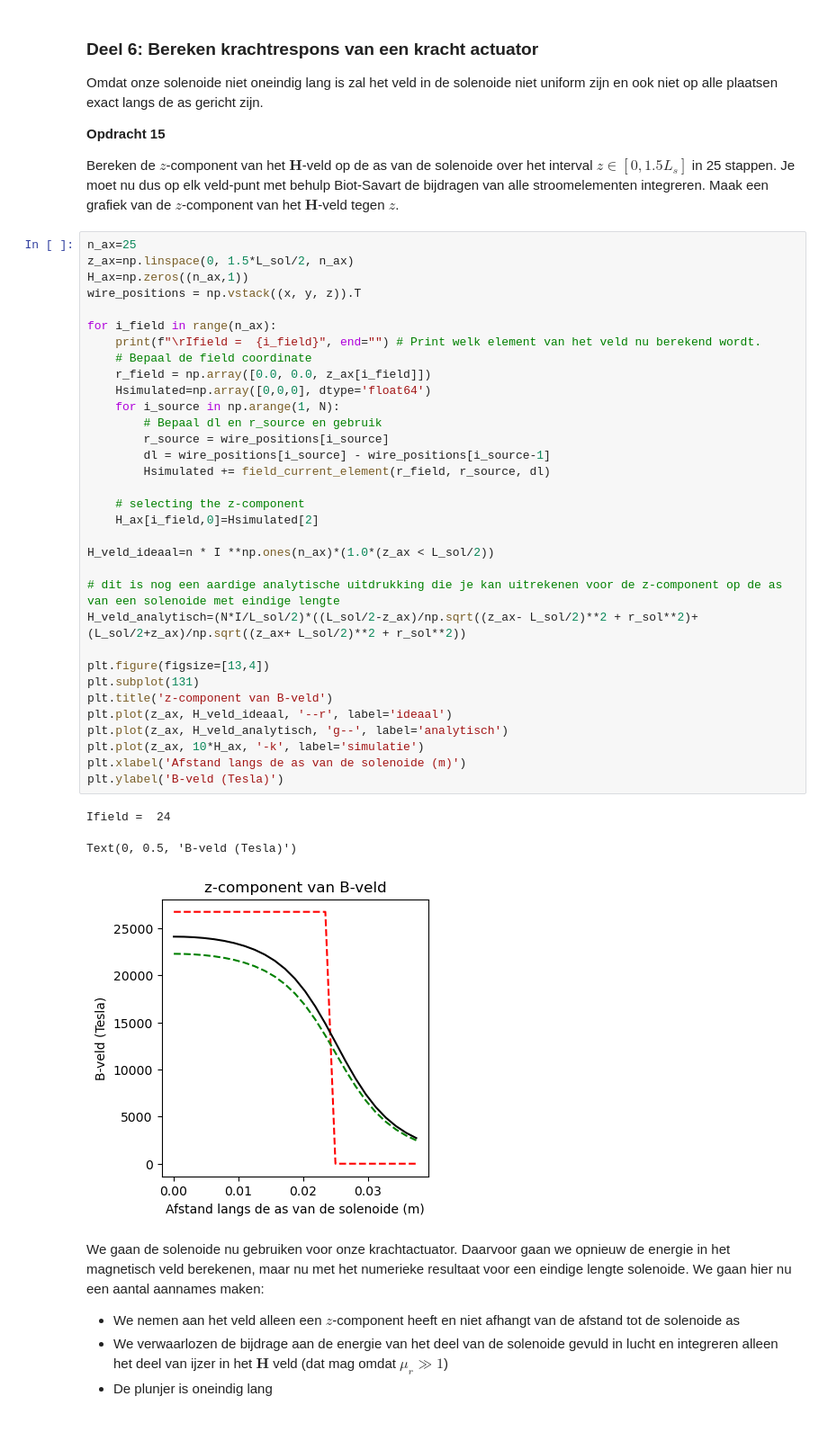
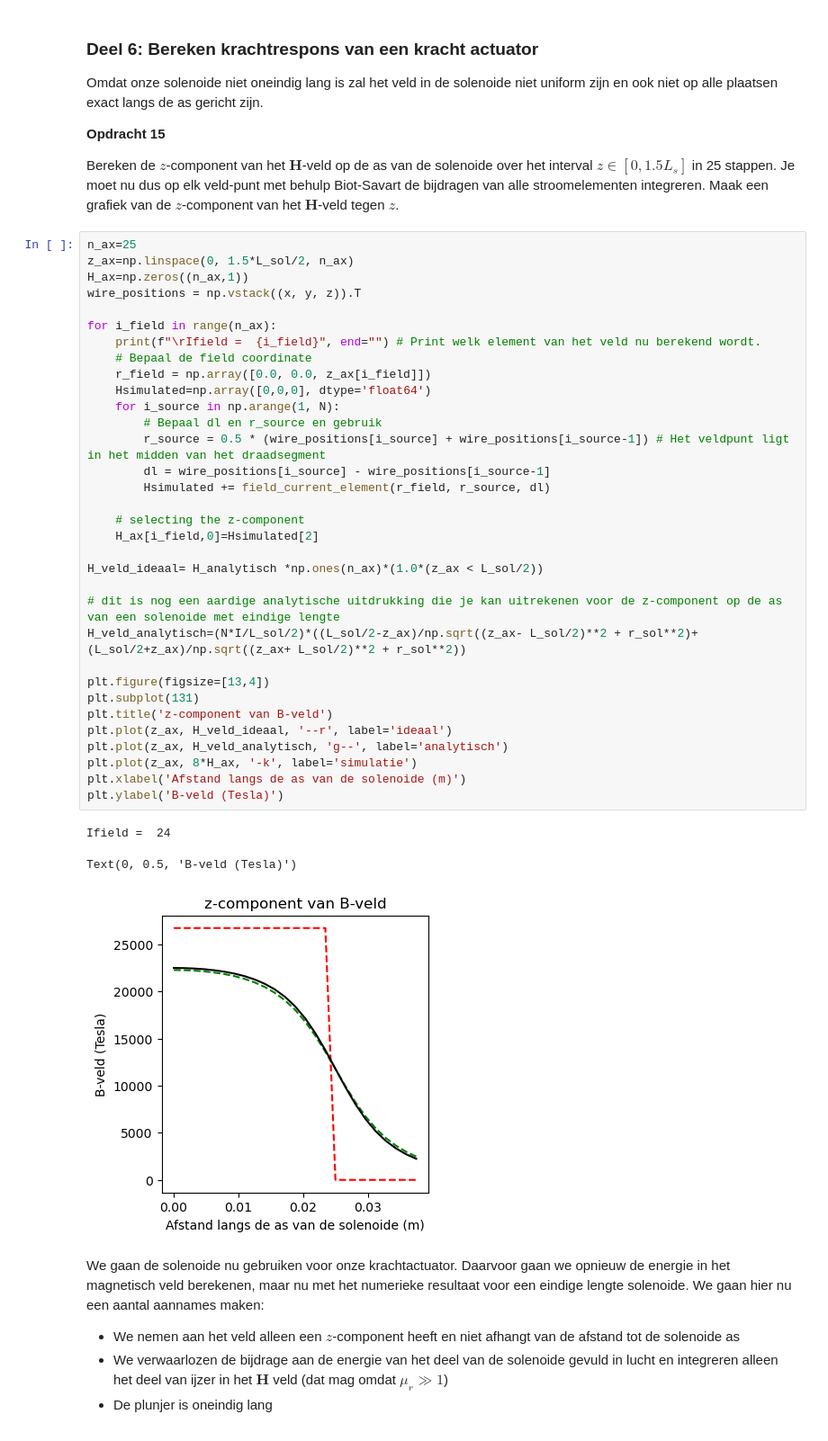
Before and after one commit to beanmachine123/opdrachten-DEF-D, a Jupyter notebook: 2KrachtactuatorOpdracht/2KrachtactuatorOpdracht/KrachtactuatorOpdracht.ipynb, the cells around one changed output. Shown at 90% size. Cells and saved outputs as stored; diff of their text form.

```diff
--- a/2KrachtactuatorOpdracht/2KrachtactuatorOpdracht/KrachtactuatorOpdracht.ipynb
+++ b/2KrachtactuatorOpdracht/2KrachtactuatorOpdracht/KrachtactuatorOpdracht.ipynb
@@ -540,37 +540,37 @@ z_ax=np.linspace(0, 1.5*L_sol/2, n_ax)
 H_ax=np.zeros((n_ax,1))
 wire_positions = np.vstack((x, y, z)).T
 
 for i_field in range(n_ax):
     print(f"\rIfield =  {i_field}", end="") # Print welk element van het veld nu berekend wordt.
     # Bepaal de field coordinate
     r_field = np.array([0.0, 0.0, z_ax[i_field]])
     Hsimulated=np.array([0,0,0], dtype='float64')
     for i_source in np.arange(1, N):
         # Bepaal dl en r_source en gebruik
-        r_source = wire_positions[i_source]
+        r_source = 0.5 * (wire_positions[i_source] + wire_positions[i_source-1]) # Het veldpunt ligt in het midden van het draadsegment
         dl = wire_positions[i_source] - wire_positions[i_source-1]
         Hsimulated += field_current_element(r_field, r_source, dl)
 
     # selecting the z-component
     H_ax[i_field,0]=Hsimulated[2]
 
-H_veld_ideaal=n * I **np.ones(n_ax)*(1.0*(z_ax < L_sol/2))
+H_veld_ideaal= H_analytisch *np.ones(n_ax)*(1.0*(z_ax < L_sol/2))
 
 # dit is nog een aardige analytische uitdrukking die je kan uitrekenen voor de z-component op de as van een solenoide met eindige lengte
 H_veld_analytisch=(N*I/L_sol/2)*((L_sol/2-z_ax)/np.sqrt((z_ax- L_sol/2)**2 + r_sol**2)+(L_sol/2+z_ax)/np.sqrt((z_ax+ L_sol/2)**2 + r_sol**2))
 
 plt.figure(figsize=[13,4])
 plt.subplot(131)
 plt.title('z-component van B-veld')
 plt.plot(z_ax, H_veld_ideaal, '--r', label='ideaal')
 plt.plot(z_ax, H_veld_analytisch, 'g--', label='analytisch')
-plt.plot(z_ax, 10*H_ax, '-k', label='simulatie')
+plt.plot(z_ax, 8*H_ax, '-k', label='simulatie')
 plt.xlabel('Afstand langs de as van de solenoide (m)')
 plt.ylabel('B-veld (Tesla)')
 # %% [output]
 Ifield =  24
 Text(0, 0.5, 'B-veld (Tesla)')
-[figure, old version]
+[figure, new version]
 # %% [markdown]
 We gaan de solenoide nu gebruiken voor onze krachtactuator. Daarvoor gaan we opnieuw de energie in het magnetisch veld berekenen, maar nu met het numerieke resultaat voor een eindige lengte solenoide. We gaan hier nu een aantal aannames maken:
 * We nemen aan het veld alleen een $z$-component heeft en niet afhangt van de afstand tot de solenoide as
```
Also changed, not shown: parts of 2 cells of this notebook.
